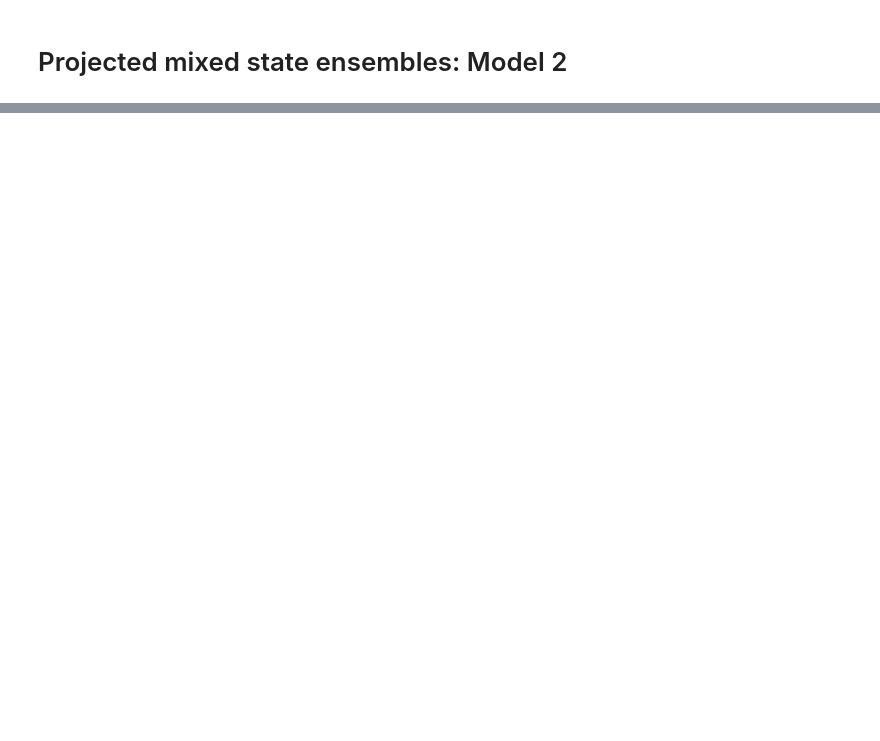
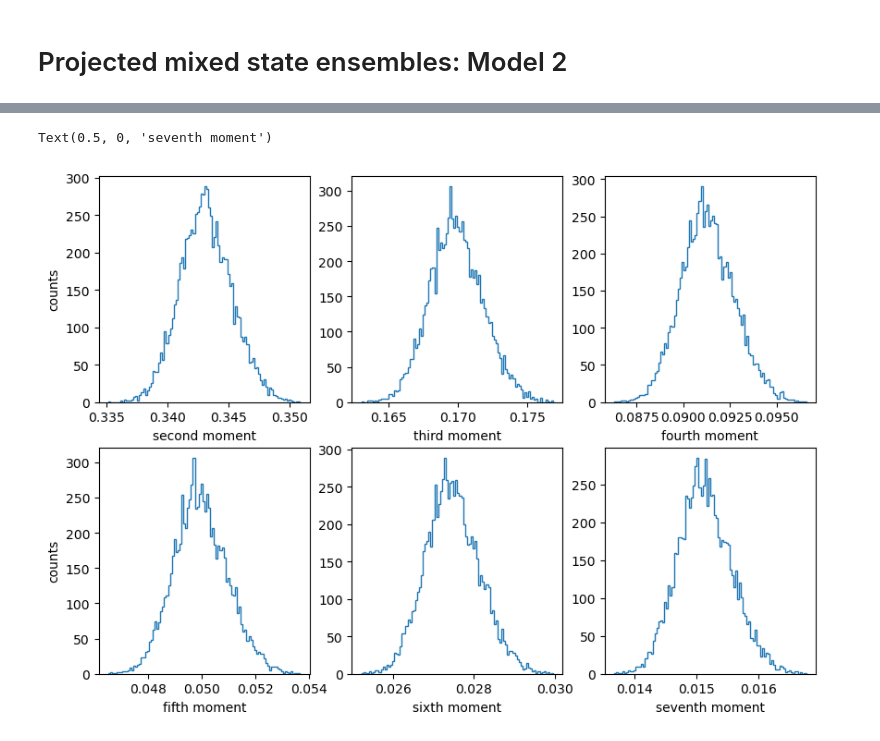
Before and after one commit to DaanTimmers/Summer_23, a Jupyter notebook: projected_faulty_measurement.ipynb, the cells around one changed output, grey strips where cells are left out. Saved outputs shown, nothing was run; the diff lists cells and outputs as text; code cells hidden in the pictures; blank space fills up the shorter version.

```diff
--- a/projected_faulty_measurement.ipynb
+++ b/projected_faulty_measurement.ipynb
@@ -114,0 +601,38 @@ for j in range(10):
+# %%
+fig, axes = plt.subplots(nrows=2,ncols=3,figsize=(10,7))
+
+counts_purity, bins_purity = np.histogram(purities[:8844], 100)
+axes[0,0].stairs(counts_purity, bins_purity)
+# axes[0].set_xlim(0.45,1.05)
+axes[0,0].set_ylabel('counts')
+axes[0,0].set_xlabel('second moment')
+
+counts_third, bins_third = np.histogram(thirds[:8844], 100)
+axes[0,1].stairs(counts_third, bins_third)
+#axes[1].set_xlim(0.45,1.05)
+axes[0,1].set_xlabel('third moment')
+
+counts_fourth, bins_fourth = np.histogram(fourths[:8844], 100)
+axes[0,2].stairs(counts_fourth, bins_fourth)
+# axes[2].set_xlim(0.45,1.05)
+axes[0,2].set_xlabel('fourth moment')
+
+
+counts_fifth, bins_fifth = np.histogram(fifths[:8844], 100)
+axes[1,0].stairs(counts_fifth, bins_fifth)
+# axes[1,0].set_xlim(0.15,1.05)
+axes[1,0].set_ylabel('counts')
+axes[1,0].set_xlabel('fifth moment')
+
+counts_sixth, bins_sixth = np.histogram(sixths[:8844], 100)
+axes[1,1].stairs(counts_sixth, bins_sixth)
+# axes[1,1].set_xlim(0.15,1.05)
+axes[1,1].set_xlabel('sixth moment')
+
+counts_seventh, bins_seventh = np.histogram(sevenths[:8844], 100)
+axes[1,2].stairs(counts_seventh, bins_seventh)
+# axes[1,2].set_xlim(0.15,1.05)
+axes[1,2].set_xlabel('seventh moment')
+# %% [output]
+Text(0.5, 0, 'seventh moment')
+[figure, added]
```
Also changed, not shown: parts of 12 cells of this notebook, 3 other files.
